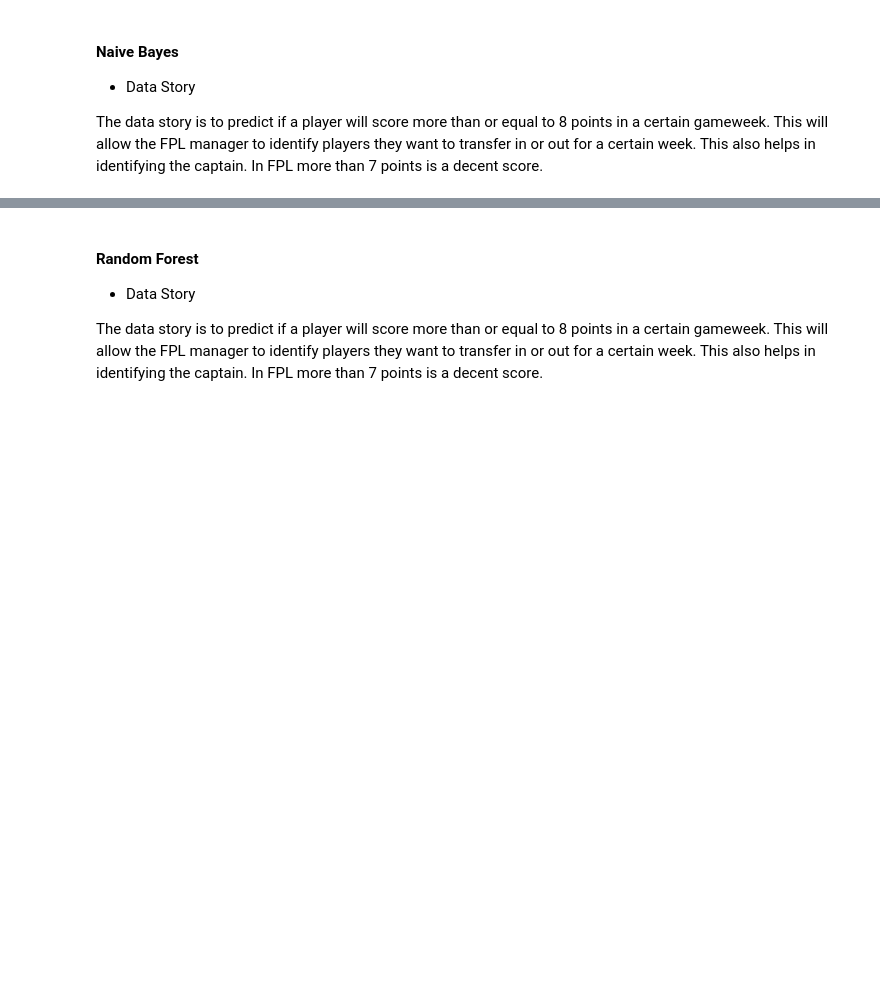
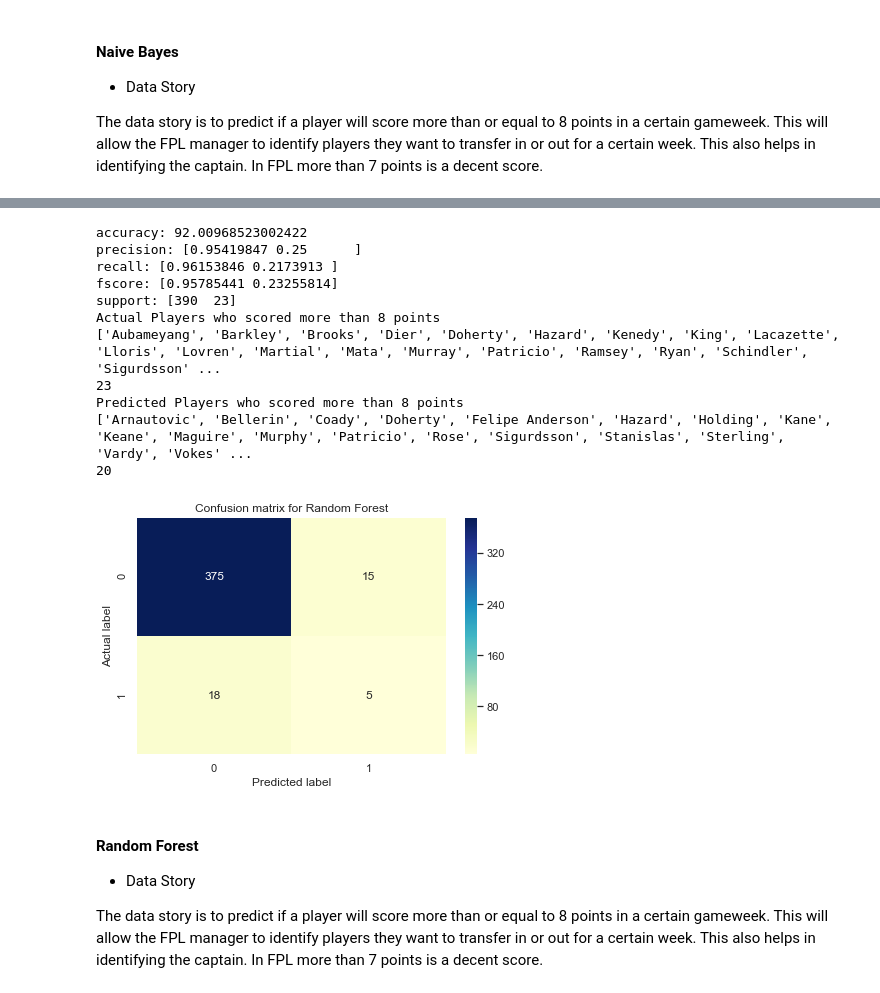
Before and after one commit to shriaithal/applied-machine-learning, a Jupyter notebook: fpl/fpl.ipynb, the cells around one changed output, grey strips where cells are left out. Cells and saved outputs as stored; diff of their text form; code cells hidden in the pictures; blank space fills up the shorter version.

```diff
--- a/fpl/fpl.ipynb
+++ b/fpl/fpl.ipynb
@@ -448,6 +511,37 @@ from sklearn.metrics import accuracy_score
 all_fpl = pd.read_csv('input_data/fpl/all_fpl_new.csv')
 all_fpl = all_fpl[all_fpl['Name']!='Deulofeu']
 all_fpl = all_fpl.fillna(0)
+# %%
+from sklearn.metrics import precision_recall_fscore_support as score
+from sklearn.metrics import confusion_matrix
+
+def estimate_score(y_test, y_pred):
+    score(y_test, y_pred, average='macro')
+    precision, recall, fscore, support = score(y_test, y_pred)
+
+    print('accuracy: {}'.format(accuracy_score(y_test,y_pred)*100))
+    print('precision: {}'.format(precision))
+    print('recall: {}'.format(recall))
+    print('fscore: {}'.format(fscore))
+    print('support: {}'.format(support))
+
+    #Confusion Matrix
+    cm = confusion_matrix(y_test, y_pred)
+    sns.heatmap(pd.DataFrame(cm), annot=True, cmap="YlGnBu" ,fmt='g')
+    ax.xaxis.set_label_position("top")
+    plt.tight_layout()
+    plt.title('Confusion matrix for Random Forest', y=1.1)
+    plt.ylabel('Actual label')
+    plt.xlabel('Predicted label')
+# %%
+def print_results(actual_players, predict_players):
+    print("Actual Players who scored more than 8 points")
+    print(actual_players)
+    print(len(actual_players))
+
+    print("Predicted Players who scored more than 8 points")
+    print(predict_players)
+    print(len(predict_players))
 # %%
 np.seterr(divide='ignore', invalid='ignore')
 gameweeks = [1,2,3,4,5,6,7,8]
@@ -472,7 +566,7 @@ for index, row in all_fpl.iterrows():
     x_train = all_features
     y_train = labels
 
-    j=7
+    j=8
     y_test = []
     x_test = [[int(row['goals_scored_GW'+str(j)]),int(row['clean_sheets_GW'+str(j)]),int(row['bonus_GW'+str(j)]),int(row['bps_GW'+str(j)]),int(row['saves_GW'+str(j)])]]
     if int(row['total_points_GW'+str(j+1)])>=8:
@@ -593,3 +596,19 @@ Wilson [1]
+# %%
+estimate_score(actual_labels,predict_labels)
+print_results(actual_players, predict_players)
+# %% [output]
+accuracy: 92.00968523002422
+precision: [0.95419847 0.25      ]
+recall: [0.96153846 0.2173913 ]
+fscore: [0.95785441 0.23255814]
+support: [390  23]
+Actual Players who scored more than 8 points
+['Aubameyang', 'Barkley', 'Brooks', 'Dier', 'Doherty', 'Hazard', 'Kenedy', 'King', 'Lacazette', 'Lloris', 'Lovren', 'Martial', 'Mata', 'Murray', 'Patricio', 'Ramsey', 'Ryan', 'Schindler', 'Sigurdsson' ...
+23
+Predicted Players who scored more than 8 points
+['Arnautovic', 'Bellerin', 'Coady', 'Doherty', 'Felipe Anderson', 'Hazard', 'Holding', 'Kane', 'Keane', 'Maguire', 'Murphy', 'Patricio', 'Rose', 'Sigurdsson', 'Stanislas', 'Sterling', 'Vardy', 'Vokes' ...
+20
+[figure, added]
 # %% [markdown]
 #### Random Forest
 
```
Also changed, not shown: parts of 19 cells of this notebook.
